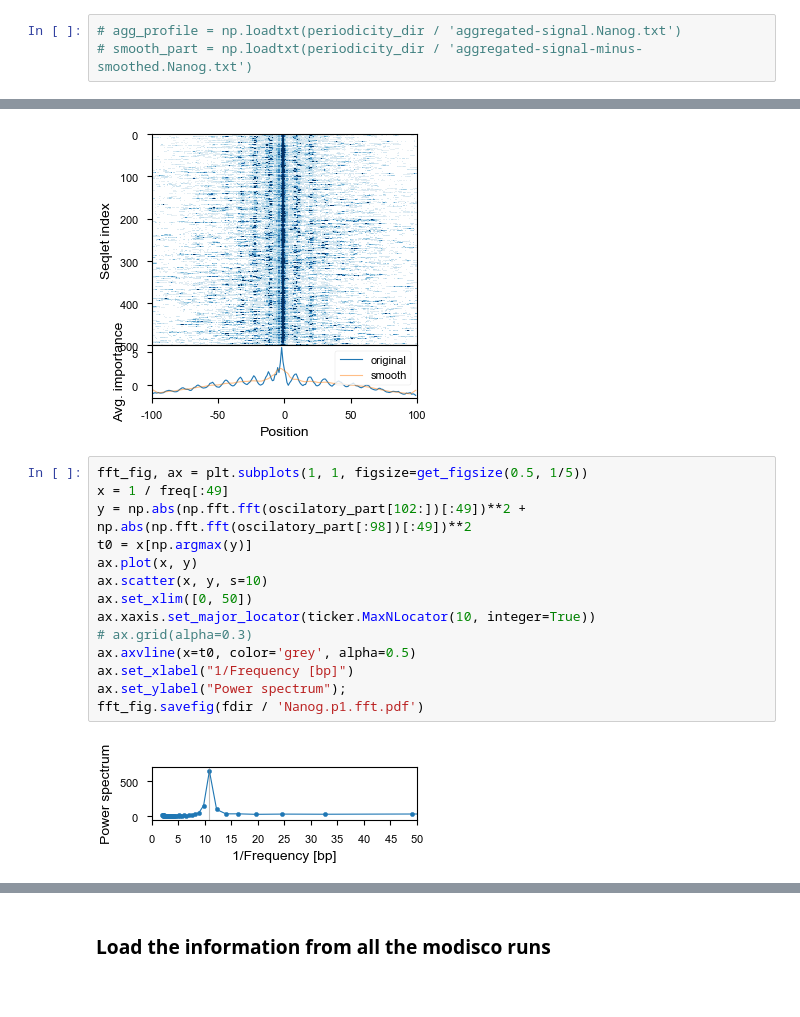
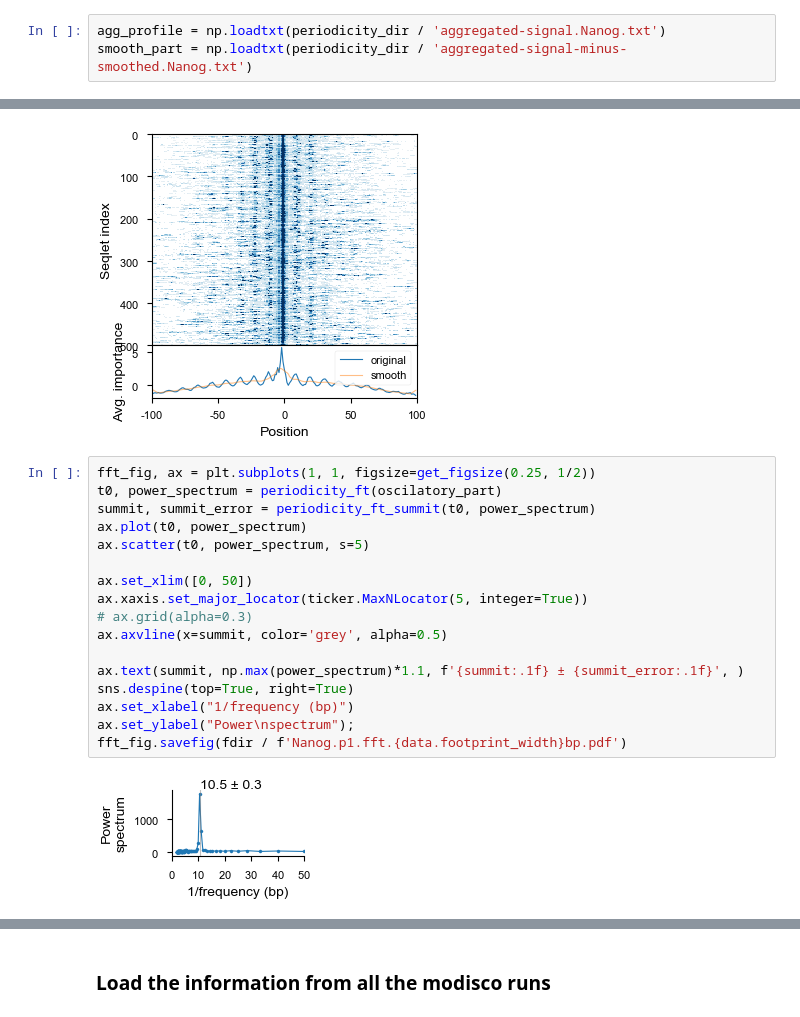
Before and after one commit to kundajelab/bpnet-manuscript, a Jupyter notebook: src/figures/10-spacing.contrib-periodicity.ipynb, the cells around one changed output, grey strips where cells are left out. Saved outputs shown, nothing was run; the diff lists cells and outputs as text.

Commit message:
add new periodicity functions, extend 11.2-method-comparison-pwm.ipynb, perform mappability analysis

```diff
--- a/src/figures/10-spacing.contrib-periodicity.ipynb
+++ b/src/figures/10-spacing.contrib-periodicity.ipynb
@@ -147,5 +185,5 @@ periodicity_dir.mkdir(exist_ok=True)
 np.savetxt(periodicity_dir / 'aggregated-signal.Nanog.txt', agg_profile)
 np.savetxt(periodicity_dir / 'aggregated-signal-minus-smoothed.Nanog.txt', smooth_part)
 # %%
-# agg_profile = np.loadtxt(periodicity_dir / 'aggregated-signal.Nanog.txt')
-# smooth_part = np.loadtxt(periodicity_dir / 'aggregated-signal-minus-smoothed.Nanog.txt')
+agg_profile = np.loadtxt(periodicity_dir / 'aggregated-signal.Nanog.txt')
+smooth_part = np.loadtxt(periodicity_dir / 'aggregated-signal-minus-smoothed.Nanog.txt')
@@ -176,18 +213,21 @@ fig.savefig(fdir / 'Nanog.p1.heatmap+avg.png')
 # %% [output]
 [figure]
 # %%
-fft_fig, ax = plt.subplots(1, 1, figsize=get_figsize(0.5, 1/5))
-x = 1 / freq[:49]
-y = np.abs(np.fft.fft(oscilatory_part[102:])[:49])**2 + np.abs(np.fft.fft(oscilatory_part[:98])[:49])**2
-t0 = x[np.argmax(y)]
-ax.plot(x, y)
-ax.scatter(x, y, s=10)
+fft_fig, ax = plt.subplots(1, 1, figsize=get_figsize(0.25, 1/2))
+t0, power_spectrum = periodicity_ft(oscilatory_part)
+summit, summit_error = periodicity_ft_summit(t0, power_spectrum)
+ax.plot(t0, power_spectrum)
+ax.scatter(t0, power_spectrum, s=5)
+
 ax.set_xlim([0, 50])
-ax.xaxis.set_major_locator(ticker.MaxNLocator(10, integer=True))
+ax.xaxis.set_major_locator(ticker.MaxNLocator(5, integer=True))
 # ax.grid(alpha=0.3)
-ax.axvline(x=t0, color='grey', alpha=0.5)
-ax.set_xlabel("1/Frequency [bp]")
-ax.set_ylabel("Power spectrum");
-fft_fig.savefig(fdir / 'Nanog.p1.fft.pdf')
+ax.axvline(x=summit, color='grey', alpha=0.5)
+
+ax.text(summit, np.max(power_spectrum)*1.1, f'{summit:.1f} ± {summit_error:.1f}', )
+sns.despine(top=True, right=True)
+ax.set_xlabel("1/frequency (bp)")
+ax.set_ylabel("Power\nspectrum");
+fft_fig.savefig(fdir / f'Nanog.p1.fft.{data.footprint_width}bp.pdf')
 # %% [output]
-[figure, old version]
+[figure, new version]
```
Also changed, not shown: parts of 10 cells of this notebook, 5 other files.
